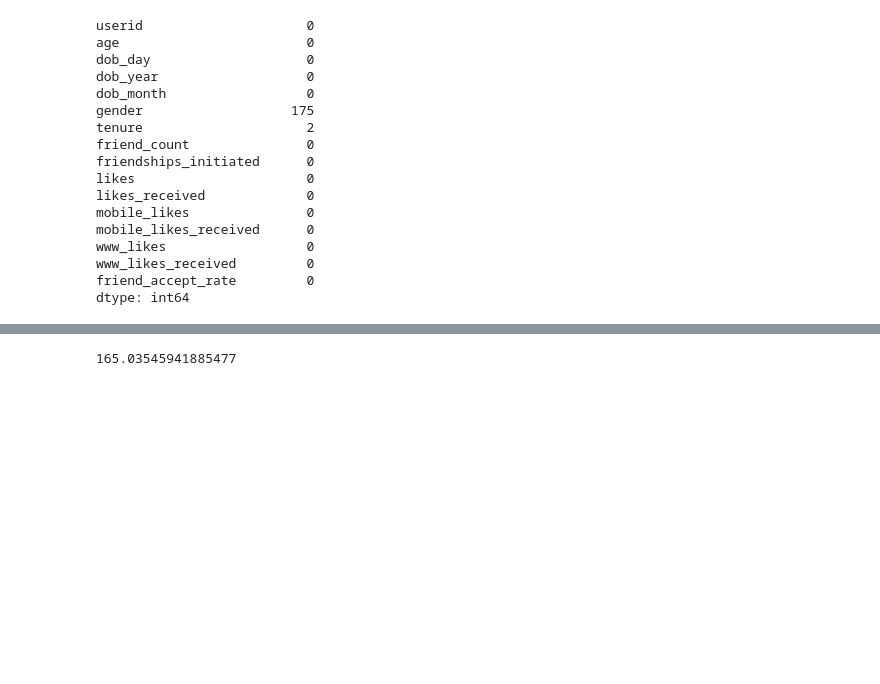
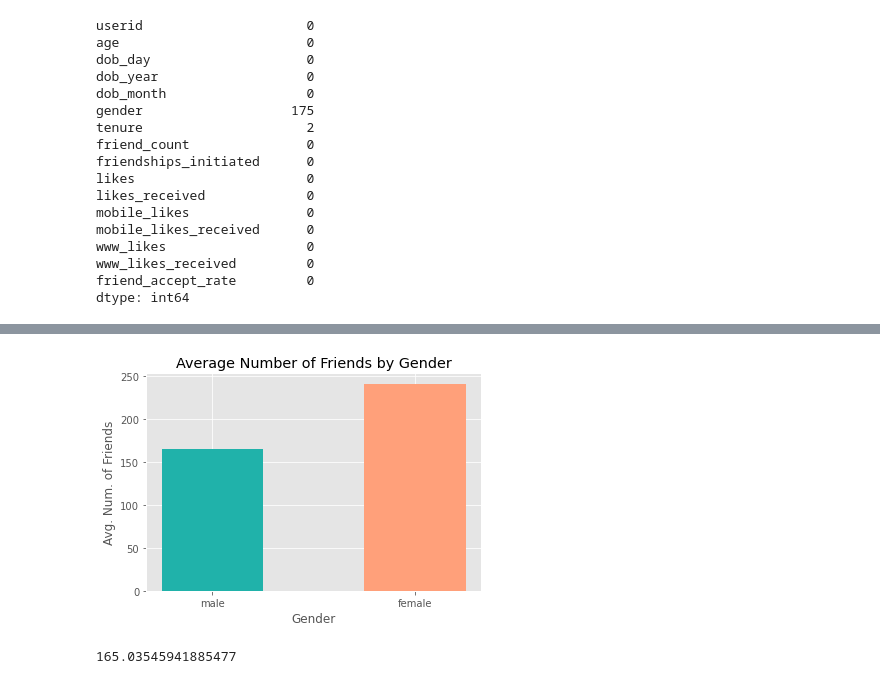
Before and after one commit to shigos/Facebook_Users, a Jupyter notebook: notebooks/eda.ipynb, the cells around one changed output, grey strips where cells are left out. Cells and saved outputs as stored; diff of their text form; code cells hidden in the pictures; blank space fills up the shorter version.

```diff
--- a/notebooks/eda.ipynb
+++ b/notebooks/eda.ipynb
@@ -124,3 +117,17 @@ plt.show()
+# %%
+data = {'male': int(df[males].friend_count.mean()), 'female': int(df[females].friend_count.mean())}
+gender = list(data.keys())
+values = list(data.values())
+colors = ['lightseagreen', 'lightsalmon']
+fig, ax = plt.subplots()
+plt.bar(gender, values, color=colors,width = .5)
+plt.xlabel("Gender")
+plt.ylabel("Avg. Num. of Friends")
+plt.title('Average Number of Friends by Gender')
+plt.savefig("../img/friends_by_gender.jpg")
+plt.show()
+# %% [output]
+[figure, added]
 # %%
 df[males].friend_count.mean()
 # %% [output]
```
Also changed, not shown: parts of 7 cells of this notebook, 5 other files.
